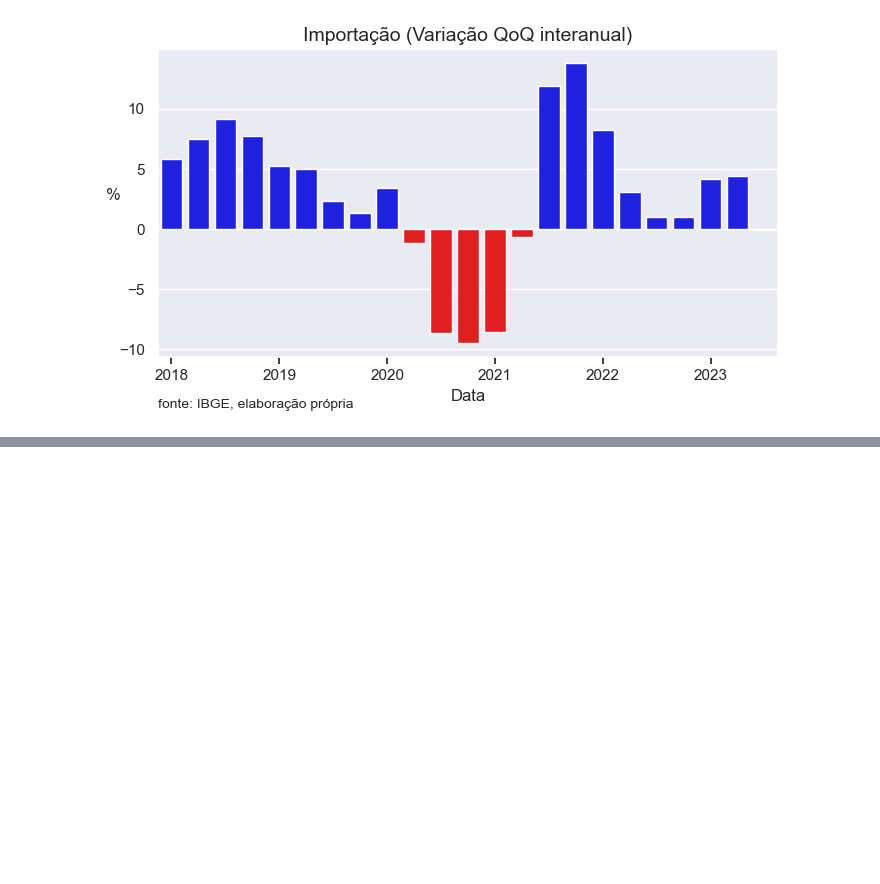
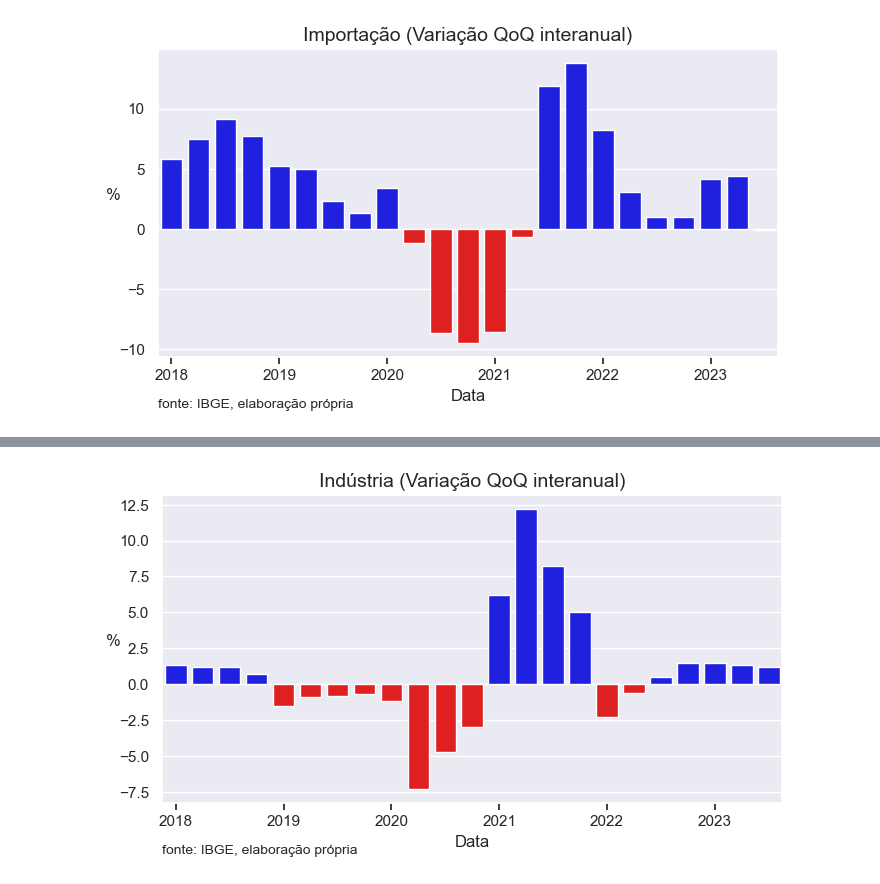
Before and after one commit to MarceloMatsuura/Analise-de-dados-IBGE, a Jupyter notebook: gdp_analise_interanual.ipynb, the cells around one changed output, grey strips where cells are left out. Cells and saved outputs as stored; diff of their text form; code cells hidden in the pictures; blank space fills up the shorter version.

```diff
--- a/gdp_analise.ipynb
+++ b/gdp_analise_interanual.ipynb
@@ -181,0 +188,4 @@ plot_sector(6562, set_list[8])
+# %%
+plot_sector(6563, set_list[1])
+# %% [output]
+[figure, added]
```
Also changed, not shown: parts of 11 cells of this notebook, 1 other file.
